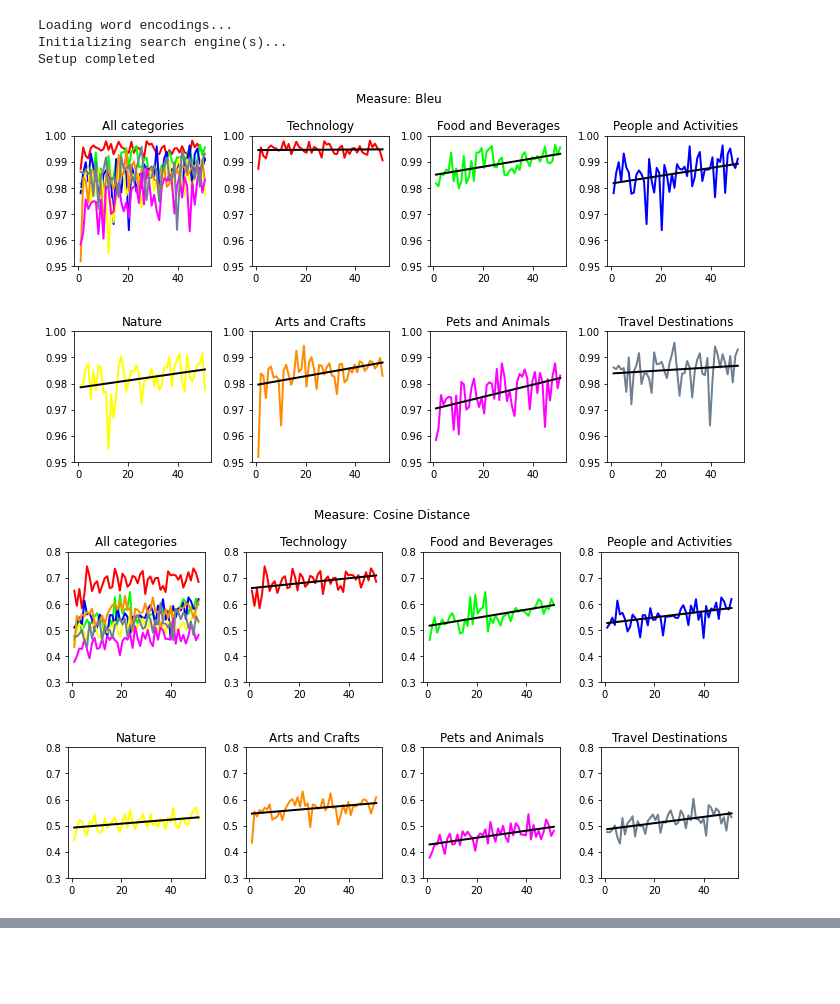
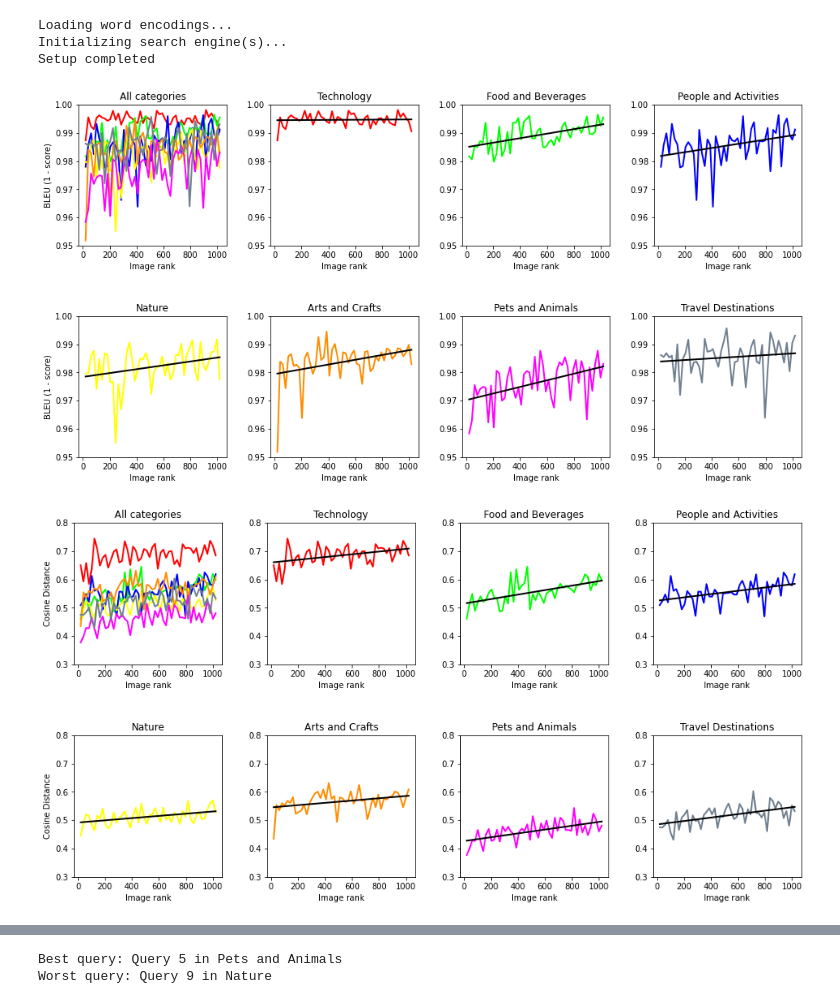
Before and after one commit to LukaZdr/multimodal_image_processing_search_engine, a Jupyter notebook: Evaluation.ipynb, the cells around one changed output, grey strips where cells are left out. Drawn from its saved outputs; the diff is of its cells as text; code cells hidden in the pictures; blank space fills up the shorter version.

```diff
--- a/Evaluation.ipynb
+++ b/Evaluation.ipynb
@@ -90,2 +94,0 @@ def get_image_scores(n_images=50, query_indices=range(10), category_names=catego
-# %%
-bleu_scores, wmd_scores, cos_scores = get_image_scores(image_dist=20)
@@ -92,40 +98,44 @@ bleu_scores, wmd_scores, cos_scores = get_image_scores(image_dist=20)
 # %%
-# Plotting of the rank average results per category
+# Plotting for the results, adjust based on the individual request
+color_list  = ["red", "lime", "blue", "yellow", "darkorange", "magenta", "slategray"]
+measures  = {"BLEU": bleu_scores, "Cosine Distance": cos_scores, "Word Mover Distance": wmd_scores}
 
-color_list    = ["red", "lime", "blue", "yellow", "darkorange", "magenta", "slategray"]
-measures      = {"Bleu": bleu_scores, "Cosine Distance": cos_scores, "Word Mover Distance": wmd_scores}
 # Y-limits adjusted for our results to enable the best visualization
 y_limits    = [[0.95, 1], [0.3,0.8], [1,1.4]]
 
-x = np.linspace(1, 51, 50)
+x = np.multiply(np.linspace(1, 51, 50), 20)
 
 # Correct measurements in case of Bleu, since those results are reversed
 for mi, (name, measure) in enumerate(measures.items()):
-    if name == "Bleu":
+    if name == "BLEU":
         average_ranks = np.subtract(1, np.average(measure, axis=1))
+        name = "BLEU (1 - score)"
     else:
         average_ranks = np.average(measure, axis=1)
 
     # Create the base plot
     fig, axs = plt.subplots(2, 4)
-    fig.set_size_inches(12, 6)
+    fig.set_size_inches(16, 8)
     fig.subplots_adjust(wspace=0.3, hspace=0.5)
-    fig.suptitle(f"Measure: {name}")
+    axs[0][0].set_xlabel("Image rank")
+    axs[0][0].set_ylabel(name)
+    axs[1][0].set_ylabel(name)
     axs[0][0].set_ylim(y_limits[mi])
     axs[0][0].set_title(f"All categories")
 
     for i in list(range(7)):
         # Calculate Trend line
         fit = np.polyfit(x, average_ranks[i], 1)
         trend = np.poly1d(fit)
 
         # Create all relevant data for the plots
         axs[0][0].plot(x, average_ranks[i], linewidth=2, color=color_list[i])
         axs[(i+1) // 4][(i+1) % 4].plot(x, average_ranks[i], linewidth=2, color=color_list[i])
+        axs[(i+1) // 4][(i+1) % 4].set_xlabel("Image rank")
         axs[(i+1) // 4][(i+1) % 4].plot(x, trend(x), linewidth=2, color="black")
         axs[(i+1) // 4][(i+1) % 4].set_title(f"{category_titles[i]}")
         axs[(i+1) // 4][(i+1) % 4].set_ylim(y_limits[mi])
     plt.show()
 # %% [output]
-[figure, old version]
+[figure, new version]
-[figure, old version]
+[figure, new version]
@@ -132,0 +145,12 @@ for mi, (name, measure) in enumerate(measures.items()):
+# %%
+query_averages = np.average(cos_scores_short, axis=2)
+q_min = np.min(query_averages)
+q_max = np.max(query_averages)
+min_index = np.where(query_averages==q_min)
+max_index = np.where(query_averages==q_max)
+
+print(f"Best query: Query {min_index[1][0]} in {category_titles[min_index[0][0]]}")
+print(f"Worst query: Query {max_index[1][0]} in {category_titles[max_index[0][0]]}")
+# %% [output]
+Best query: Query 5 in Pets and Animals
+Worst query: Query 9 in Nature
```
Also changed, not shown: parts of 4 cells of this notebook, 1 other file.
